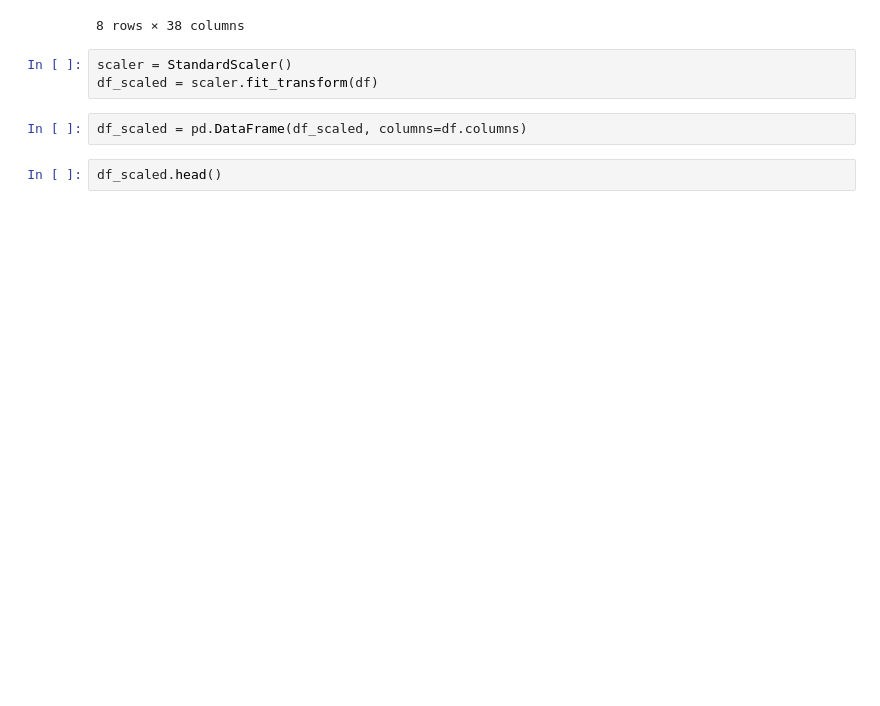
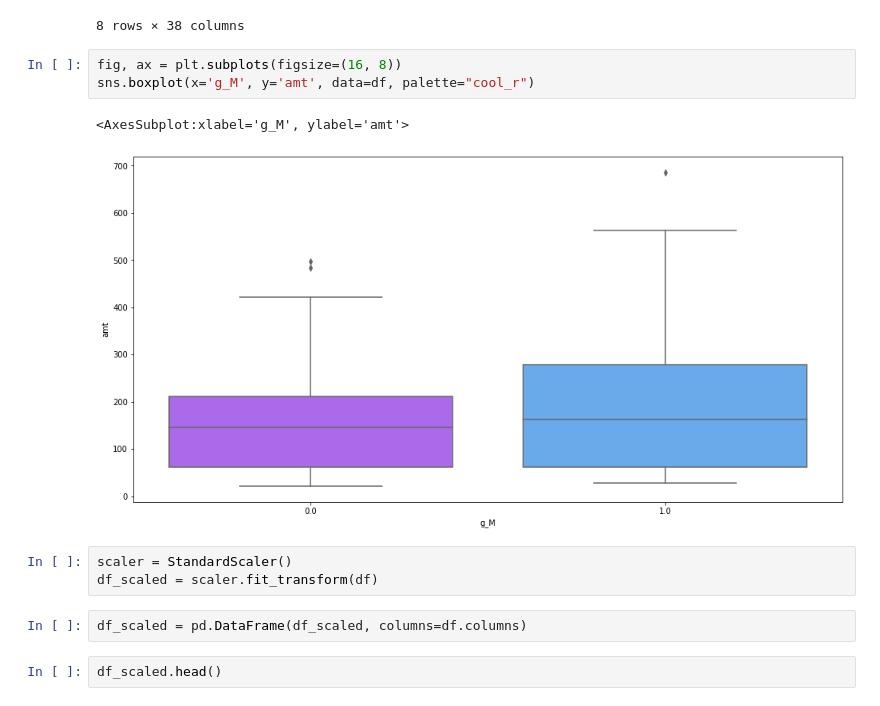
Before and after one commit to isaackarwailow/ANZ, a Jupyter notebook: Task 2. Predictive Analytics.ipynb, the cells around one changed output. Drawn from its saved outputs; the diff is of its cells as text; blank space fills up the shorter version.

```diff
--- a/Task 2. Predictive Analytics.ipynb
+++ b/Task 2. Predictive Analytics.ipynb
@@ -393,6 +409,12 @@ df.describe()
 | 75% | 38.000000 | 8869.689363 | 256.139616 | 1.000000 | 0.118453 | 0.347302 | 0.000000 | 0.359231 | 0.369232 | 0.000000 | ... | ... |
 | max | 78.000000 | 173721.982687 | 685.794194 | 1.000000 | 0.352941 | 0.773810 | 0.285714 | 0.508251 | 0.534483 | 0.674847 | ... | ... |
 8 rows × 38 columns
+# %%
+fig, ax = plt.subplots(figsize=(16, 8))
+sns.boxplot(x='g_M', y='amt', data=df, palette="cool_r")
+# %% [output]
+<AxesSubplot:xlabel='g_M', ylabel='amt'>
+[figure, added]
 # %%
 scaler = StandardScaler()
 df_scaled = scaler.fit_transform(df)
```
Also changed, not shown: parts of 5 cells of this notebook.
